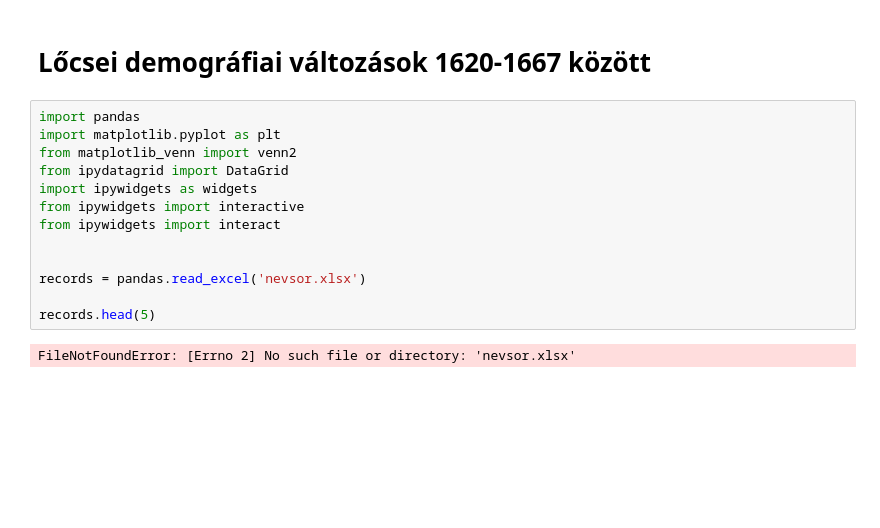
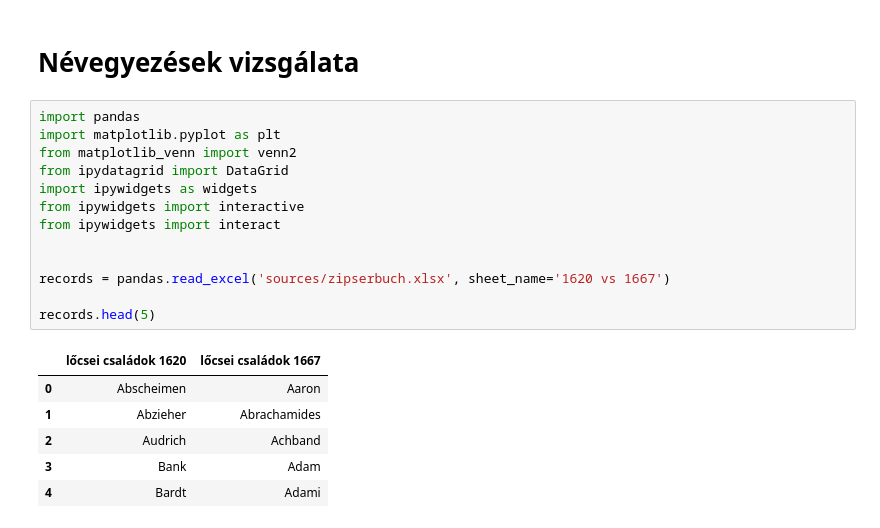
Before and after one commit to kuti-b/zipserbuch, a Jupyter notebook: notebook/notebook/_build/jupyter_execute/zipserbuch_stat.ipynb, the cells around one changed output. Drawn from its saved outputs; the diff is of its cells as text; blank space fills up the shorter version.

```diff
--- a/notebook/notebook/_build/jupyter_execute/zipserbuch_stat.ipynb
+++ b/notebook/notebook/_build/jupyter_execute/zipserbuch_stat.ipynb
@@ -1,18 +1,23 @@
-# %% [markdown]
-# Lőcsei demográfiai változások 1620-1667 között
+# %% [markdown]
+# Névegyezések vizsgálata
 # %%
 import pandas
 import matplotlib.pyplot as plt
 from matplotlib_venn import venn2
 from ipydatagrid import DataGrid
 import ipywidgets as widgets
 from ipywidgets import interactive
 from ipywidgets import interact
 
 
-records = pandas.read_excel('nevsor.xlsx')
+records = pandas.read_excel('sources/zipserbuch.xlsx', sheet_name='1620 vs 1667')
 
 records.head(5)
 # %% [output]
-FileNotFoundError: [Errno 2] No such file or directory: 'nevsor.xlsx'
+|  | lőcsei családok 1620 | lőcsei családok 1667 |
+| 0 | Abscheimen | Aaron |
+| 1 | Abzieher | Abrachamides |
+| 2 | Audrich | Achband |
+| 3 | Bank | Adam |
+| 4 | Bardt | Adami |
 # %%
```
Also changed, not shown: parts of 10 cells of this notebook, 22 other files.
